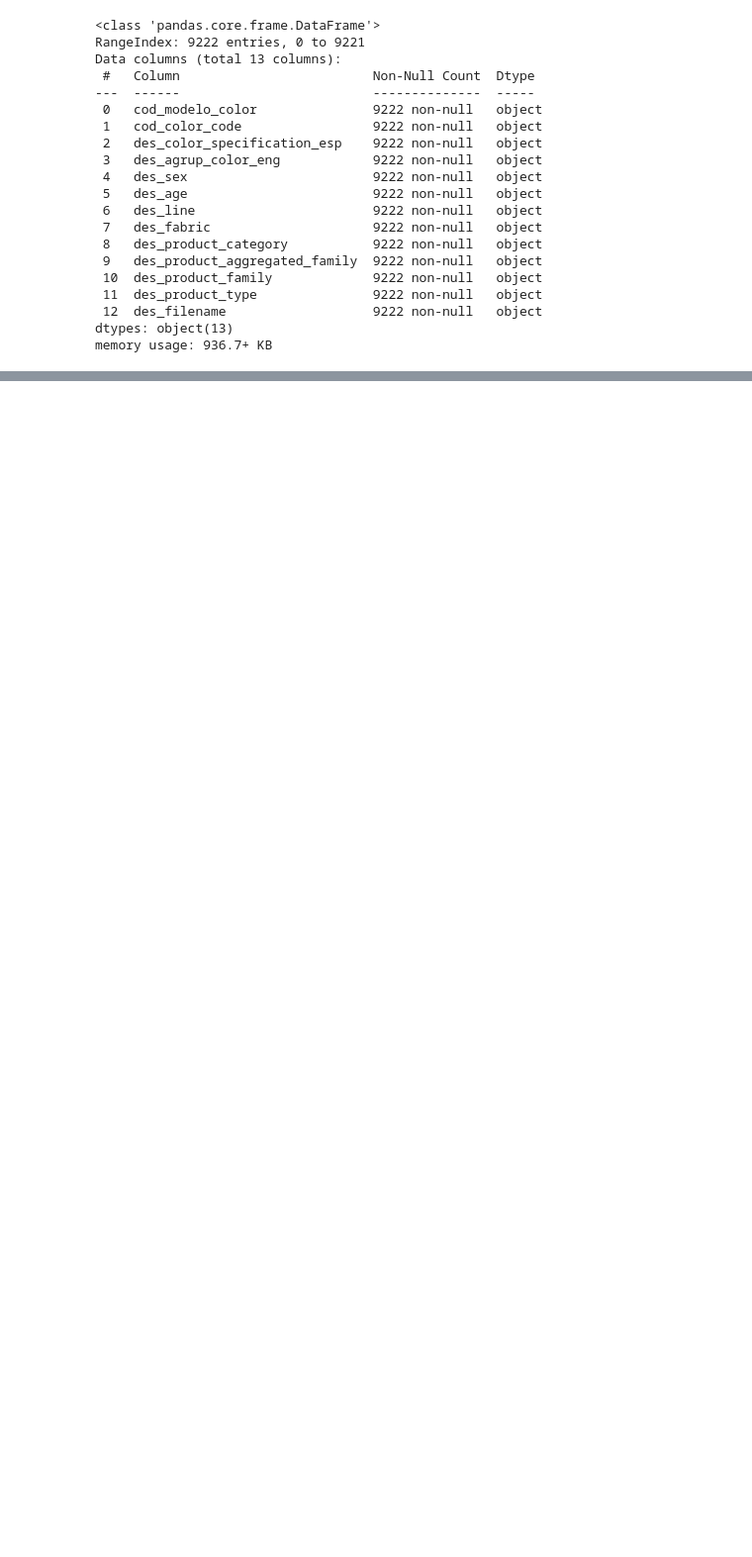
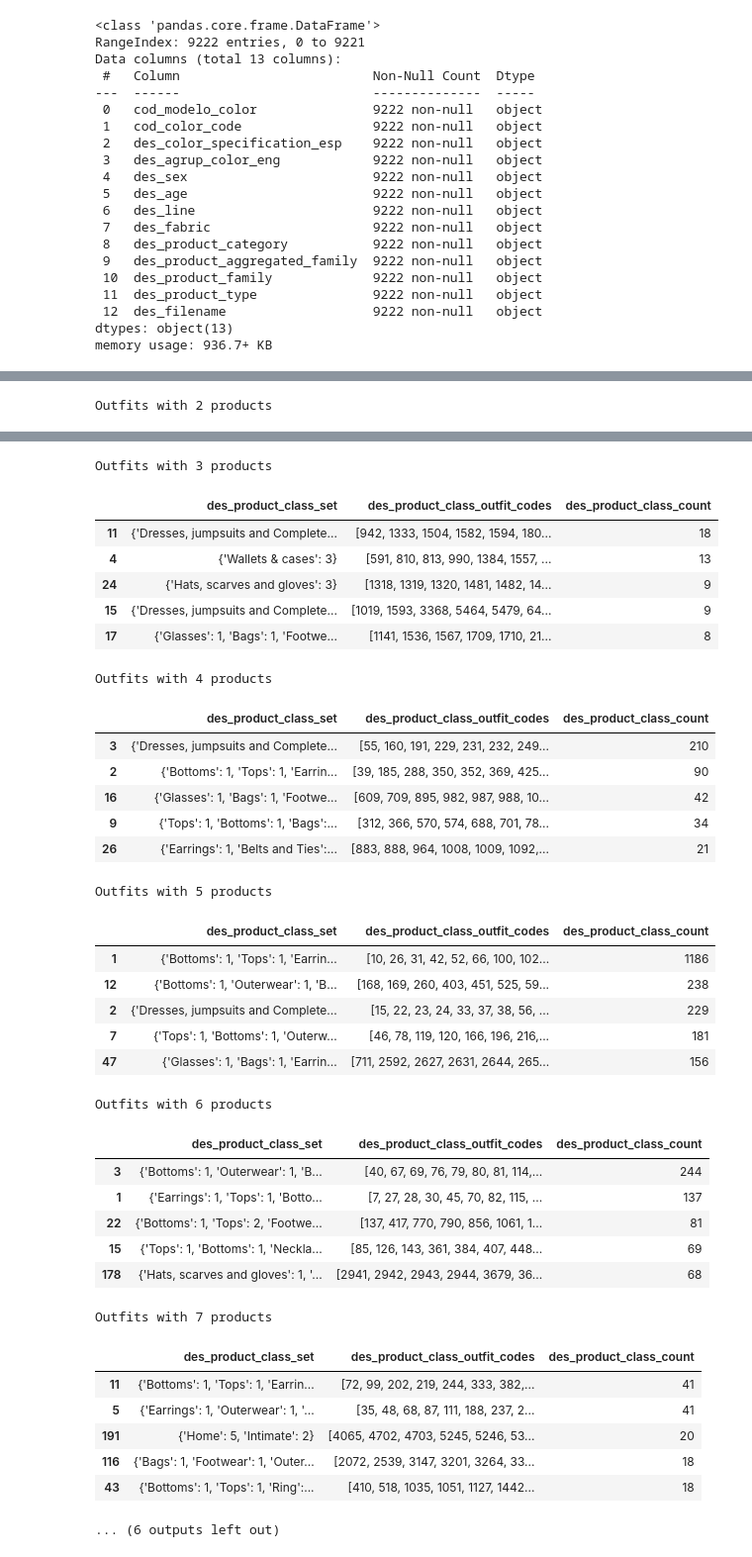
Before and after one commit to Francesco7D2/vaes-fashion-compatibility, a Jupyter notebook: notebooks/exploratory-data-analysis.ipynb, the cells around one changed output, grey strips where cells are left out. Shown at 99% size. Drawn from its saved outputs; the diff is of its cells as text; code cells hidden in the pictures; blank space fills up the shorter version.

```diff
--- a/notebooks/exploratory-data-analysis.ipynb
+++ b/notebooks/exploratory-data-analysis.ipynb
@@ -349,10 +120,0 @@ features_sets.head()
-# %%
-size = 9
-feature_name = 'des_product_class'
-name_set = 'outfit'
-code_sets = 'cod_outfit'
-
-result_df = get_grouped_counts_feature_values(df_outfit_products, code_sets, name_set, feature_name)
-tuple_set = result_df[result_df['outfit_size'] == size][f'cod_outfit_{feature_name}_tuple'].iloc[0]
-features_sets = get_unique_sets_features(tuple_set, feature_name)
-features_sets.head()
@@ -366,10 +120,0 @@ features_sets.head()
-# %%
-size = 10
-feature_name = 'des_product_class'
-name_set = 'outfit'
-code_sets = 'cod_outfit'
-
-result_df = get_grouped_counts_feature_values(df_outfit_products, code_sets, name_set, feature_name)
-tuple_set = result_df[result_df['outfit_size'] == size][f'cod_outfit_{feature_name}_tuple'].iloc[0]
-features_sets = get_unique_sets_features(tuple_set, feature_name)
-features_sets.head()
@@ -497,0 +224,20 @@ Name: count, dtype: float64
+# %%
+grouped = {}
+
+
+def top_sets(size, feature, top=5):
+    """Most frequent multisets of `feature` values among outfits with `size` products."""
+    if feature not in grouped:
+        grouped[feature] = get_grouped_counts_feature_values(
+            df_outfit_products, "cod_outfit", "outfit", feature
+        )
+    table = grouped[feature]
+    outfits = table.loc[table["outfit_size"] == size, f"cod_outfit_{feature}_tuple"].iloc[0]
+    return get_unique_sets_features(outfits, feature).head(top)
+
+
+for size in range(2, 11):
+    print(f"Outfits with {size} products")
+    display(top_sets(size, "des_product_class"))
+# %% [output]
+Outfits with 2 products
@@ -497,0 +250,36 @@ Name: count, dtype: float64
+Outfits with 3 products
+|  | des_product_class_set | des_product_class_outfit_codes | des_product_class_count |
+| 11 | {'Dresses, jumpsuits and Complete... | [942, 1333, 1504, 1582, 1594, 180... | 18 |
+| 4 | {'Wallets & cases': 3} | [591, 810, 813, 990, 1384, 1557, ... | 13 |
+| 24 | {'Hats, scarves and gloves': 3} | [1318, 1319, 1320, 1481, 1482, 14... | 9 |
+| 15 | {'Dresses, jumpsuits and Complete... | [1019, 1593, 3368, 5464, 5479, 64... | 9 |
+| 17 | {'Glasses': 1, 'Bags': 1, 'Footwe... | [1141, 1536, 1567, 1709, 1710, 21... | 8 |
+Outfits with 4 products
+|  | des_product_class_set | des_product_class_outfit_codes | des_product_class_count |
+| 3 | {'Dresses, jumpsuits and Complete... | [55, 160, 191, 229, 231, 232, 249... | 210 |
+| 2 | {'Bottoms': 1, 'Tops': 1, 'Earrin... | [39, 185, 288, 350, 352, 369, 425... | 90 |
+| 16 | {'Glasses': 1, 'Bags': 1, 'Footwe... | [609, 709, 895, 982, 987, 988, 10... | 42 |
+| 9 | {'Tops': 1, 'Bottoms': 1, 'Bags':... | [312, 366, 570, 574, 688, 701, 78... | 34 |
+| 26 | {'Earrings': 1, 'Belts and Ties':... | [883, 888, 964, 1008, 1009, 1092,... | 21 |
+Outfits with 5 products
+|  | des_product_class_set | des_product_class_outfit_codes | des_product_class_count |
+| 1 | {'Bottoms': 1, 'Tops': 1, 'Earrin... | [10, 26, 31, 42, 52, 66, 100, 102... | 1186 |
+| 12 | {'Bottoms': 1, 'Outerwear': 1, 'B... | [168, 169, 260, 403, 451, 525, 59... | 238 |
+| 2 | {'Dresses, jumpsuits and Complete... | [15, 22, 23, 24, 33, 37, 38, 56, ... | 229 |
+| 7 | {'Tops': 1, 'Bottoms': 1, 'Outerw... | [46, 78, 119, 120, 166, 196, 216,... | 181 |
+| 47 | {'Glasses': 1, 'Bags': 1, 'Earrin... | [711, 2592, 2627, 2631, 2644, 265... | 156 |
+Outfits with 6 products
+|  | des_product_class_set | des_product_class_outfit_codes | des_product_class_count |
+| 3 | {'Bottoms': 1, 'Outerwear': 1, 'B... | [40, 67, 69, 76, 79, 80, 81, 114,... | 244 |
+| 1 | {'Earrings': 1, 'Tops': 1, 'Botto... | [7, 27, 28, 30, 45, 70, 82, 115, ... | 137 |
+| 22 | {'Bottoms': 1, 'Tops': 2, 'Footwe... | [137, 417, 770, 790, 856, 1061, 1... | 81 |
+| 15 | {'Tops': 1, 'Bottoms': 1, 'Neckla... | [85, 126, 143, 361, 384, 407, 448... | 69 |
+| 178 | {'Hats, scarves and gloves': 1, '... | [2941, 2942, 2943, 2944, 3679, 36... | 68 |
+Outfits with 7 products
+|  | des_product_class_set | des_product_class_outfit_codes | des_product_class_count |
+| 11 | {'Bottoms': 1, 'Tops': 1, 'Earrin... | [72, 99, 202, 219, 244, 333, 382,... | 41 |
+| 5 | {'Earrings': 1, 'Outerwear': 1, '... | [35, 48, 68, 87, 111, 188, 237, 2... | 41 |
+| 191 | {'Home': 5, 'Intimate': 2} | [4065, 4702, 4703, 5245, 5246, 53... | 20 |
+| 116 | {'Bags': 1, 'Footwear': 1, 'Outer... | [2072, 2539, 3147, 3201, 3264, 33... | 18 |
+| 43 | {'Bottoms': 1, 'Tops': 1, 'Ring':... | [410, 518, 1035, 1051, 1127, 1442... | 18 |
+... (6 outputs left out)
```
Also changed, not shown: parts of 76 cells of this notebook, 12 other files.
